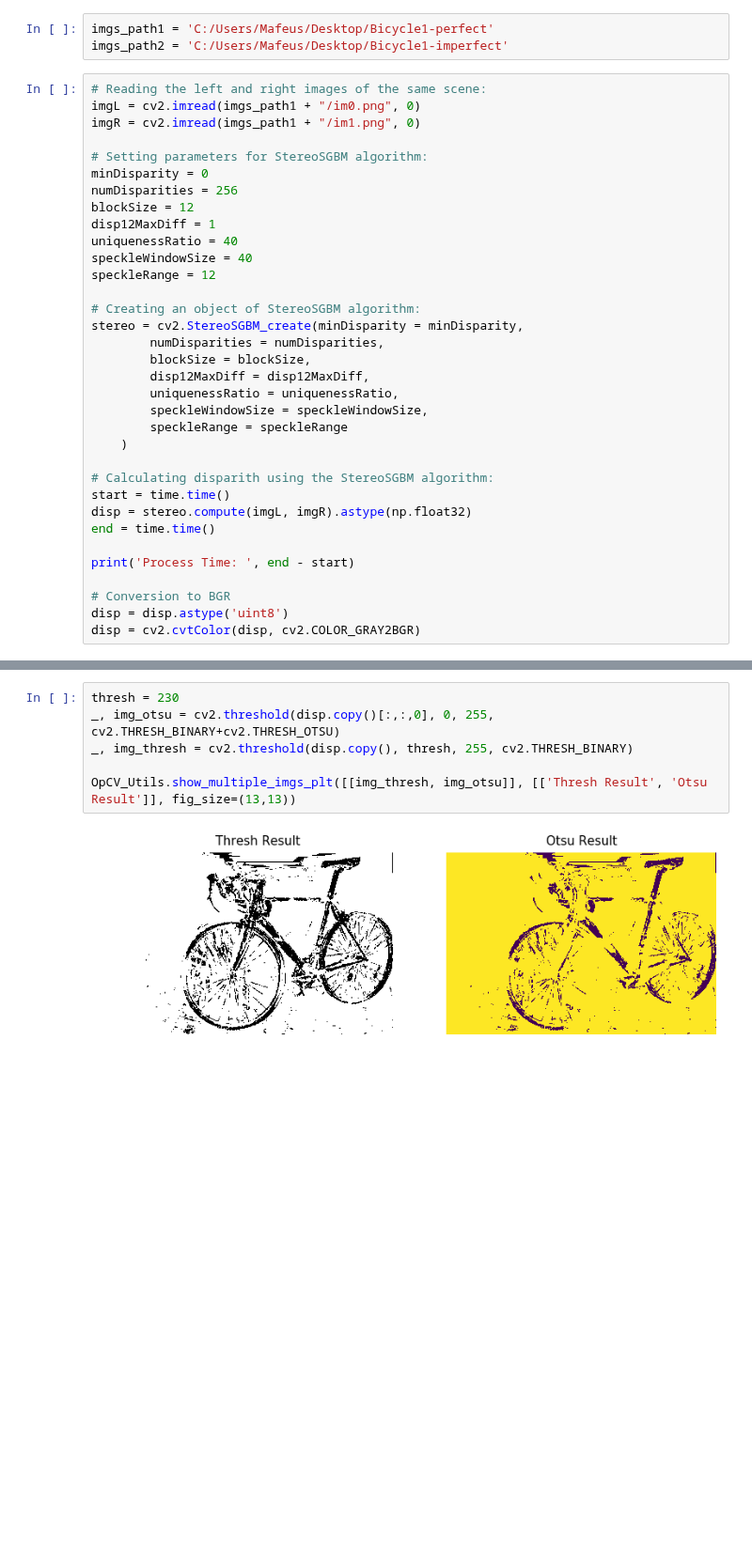
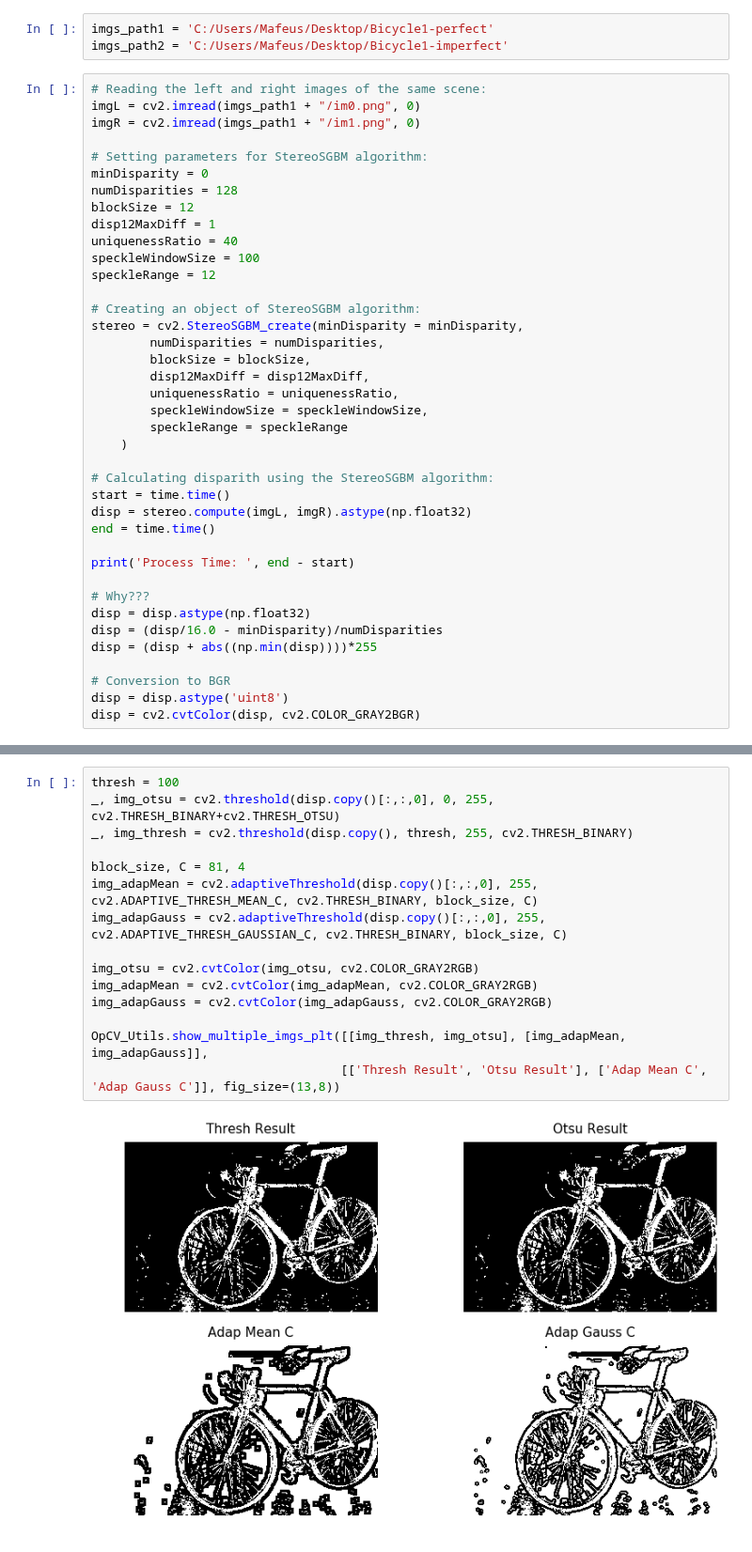
Before and after one commit to Mafeuz/OpenCV, a Jupyter notebook: Stereo/Stereo Disparity Testing.ipynb, the cells around one changed output, grey strips where cells are left out. Shown at 94% size. Drawn from its saved outputs; the diff is of its cells as text; blank space fills up the shorter version.

```diff
--- a/Stereo/Stereo Disparity Testing.ipynb
+++ b/Stereo/Stereo Disparity Testing.ipynb
@@ -23,11 +23,11 @@ imgR = cv2.imread(imgs_path1 + "/im1.png", 0)
 
 # Setting parameters for StereoSGBM algorithm:
 minDisparity = 0
-numDisparities = 256
+numDisparities = 128
 blockSize = 12
 disp12MaxDiff = 1
 uniquenessRatio = 40
-speckleWindowSize = 40
+speckleWindowSize = 100
 speckleRange = 12
 
 # Creating an object of StereoSGBM algorithm:
@@ -47,6 +47,11 @@ end = time.time()
 
 print('Process Time: ', end - start)
 
+# Why???
+disp = disp.astype(np.float32)
+disp = (disp/16.0 - minDisparity)/numDisparities
+disp = (disp + abs((np.min(disp))))*255
+
 # Conversion to BGR
 disp = disp.astype('uint8')
 disp = cv2.cvtColor(disp, cv2.COLOR_GRAY2BGR)
@@ -63,9 +68,18 @@ OpCV_Utils.show_single_img_plt(stack, 'Results', fig_size = (18,15))
 # %%
-thresh = 230
+thresh = 100
 _, img_otsu = cv2.threshold(disp.copy()[:,:,0], 0, 255, cv2.THRESH_BINARY+cv2.THRESH_OTSU)
 _, img_thresh = cv2.threshold(disp.copy(), thresh, 255, cv2.THRESH_BINARY)
 
-OpCV_Utils.show_multiple_imgs_plt([[img_thresh, img_otsu]], [['Thresh Result', 'Otsu Result']], fig_size=(13,13))
+block_size, C = 81, 4
+img_adapMean = cv2.adaptiveThreshold(disp.copy()[:,:,0], 255, cv2.ADAPTIVE_THRESH_MEAN_C, cv2.THRESH_BINARY, block_size, C)
+img_adapGauss = cv2.adaptiveThreshold(disp.copy()[:,:,0], 255, cv2.ADAPTIVE_THRESH_GAUSSIAN_C, cv2.THRESH_BINARY, block_size, C)
+
+img_otsu = cv2.cvtColor(img_otsu, cv2.COLOR_GRAY2RGB)
+img_adapMean = cv2.cvtColor(img_adapMean, cv2.COLOR_GRAY2RGB)
+img_adapGauss = cv2.cvtColor(img_adapGauss, cv2.COLOR_GRAY2RGB)
+
+OpCV_Utils.show_multiple_imgs_plt([[img_thresh, img_otsu], [img_adapMean, img_adapGauss]],
+                                  [['Thresh Result', 'Otsu Result'], ['Adap Mean C', 'Adap Gauss C']], fig_size=(13,8))
 # %% [output]
-[figure, old version]
+[figure, new version]
 # %%
```
Also changed, not shown: parts of 4 cells of this notebook.
